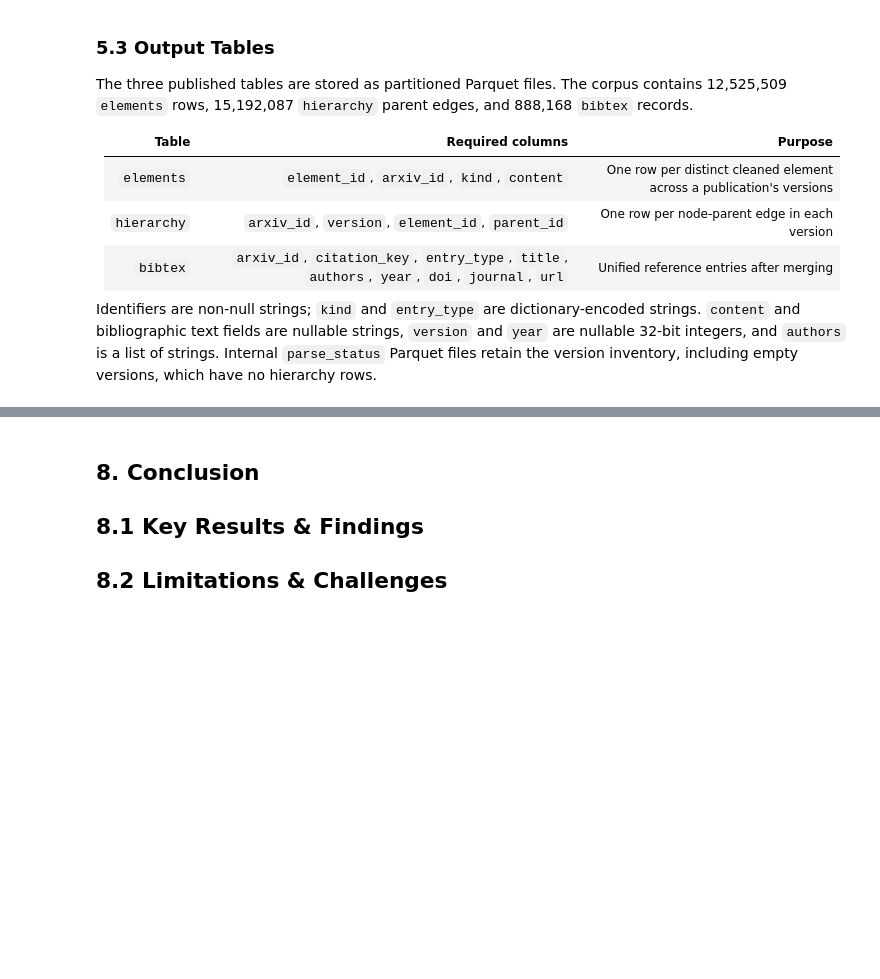
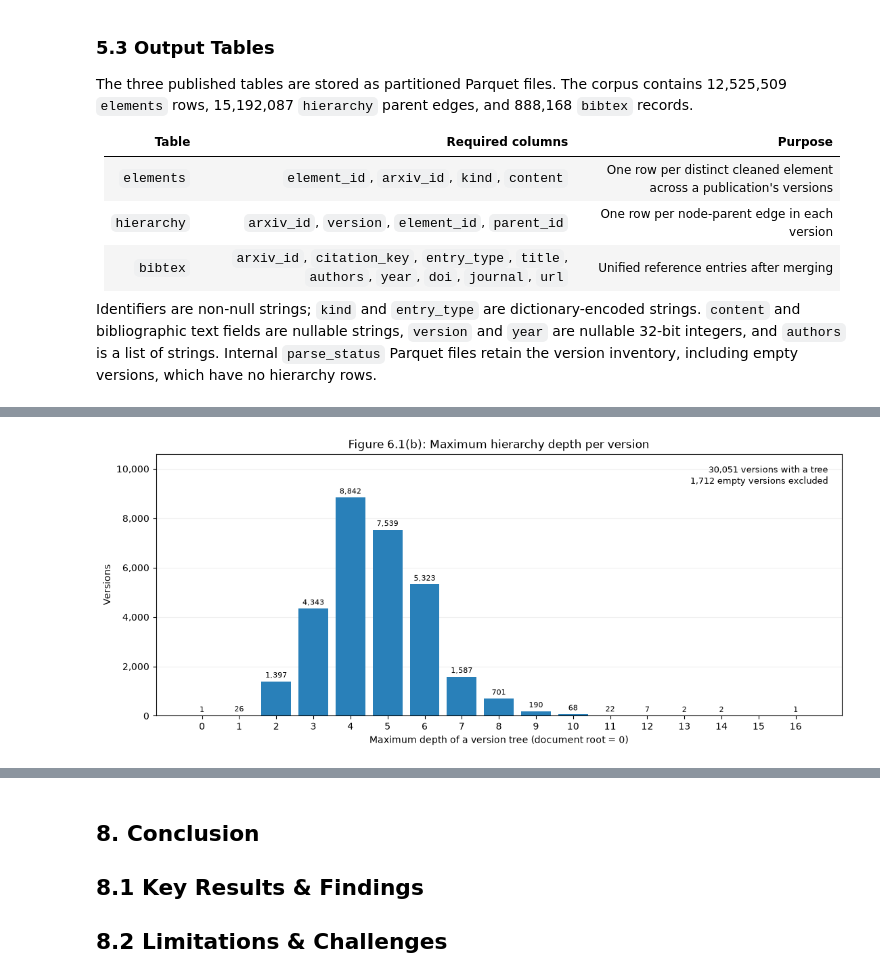
Before and after one commit to DuyNhat1705/Intro2DS-Group3-Report, a Jupyter notebook: Reports/Report2.ipynb, the cells around one changed output, grey strips where cells are left out. Cells and saved outputs as stored; diff of their text form; code cells hidden in the pictures; blank space fills up the shorter version.

```diff
--- a/Reports/Report2.ipynb
+++ b/Reports/Report2.ipynb
@@ -445,0 +402,4 @@ Discuss bottlenecks and the relationship between source size, number of versions
+# %%
+hierarchy_depth = m2s6.hierarchy_depth_63()
+# %% [output]
+[figure, added]
```
Also changed, not shown: parts of 54 cells of this notebook, 5 other files.
